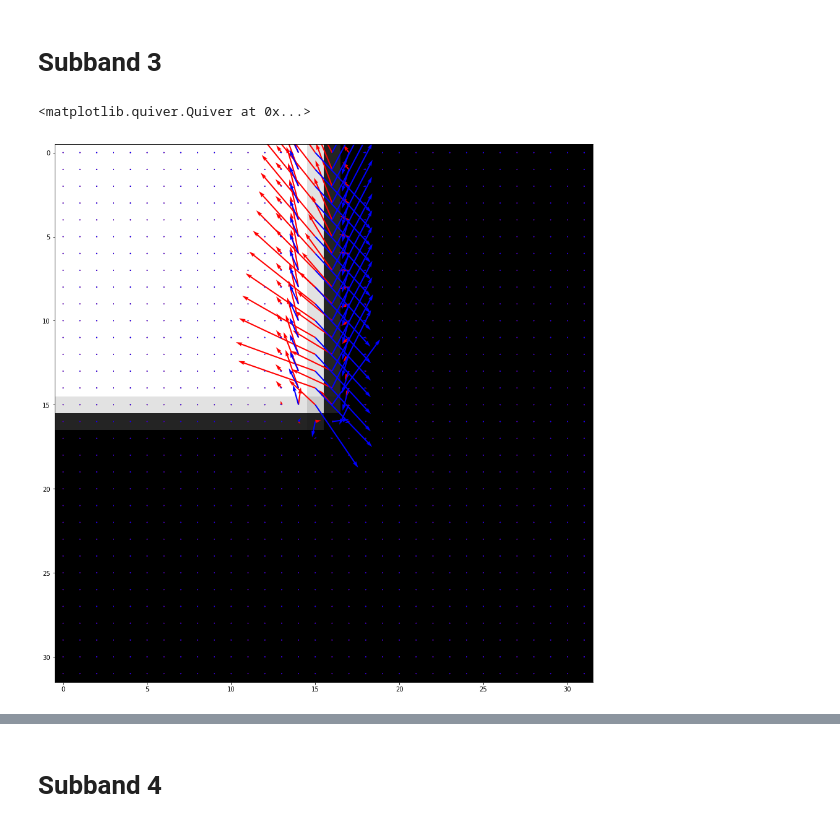
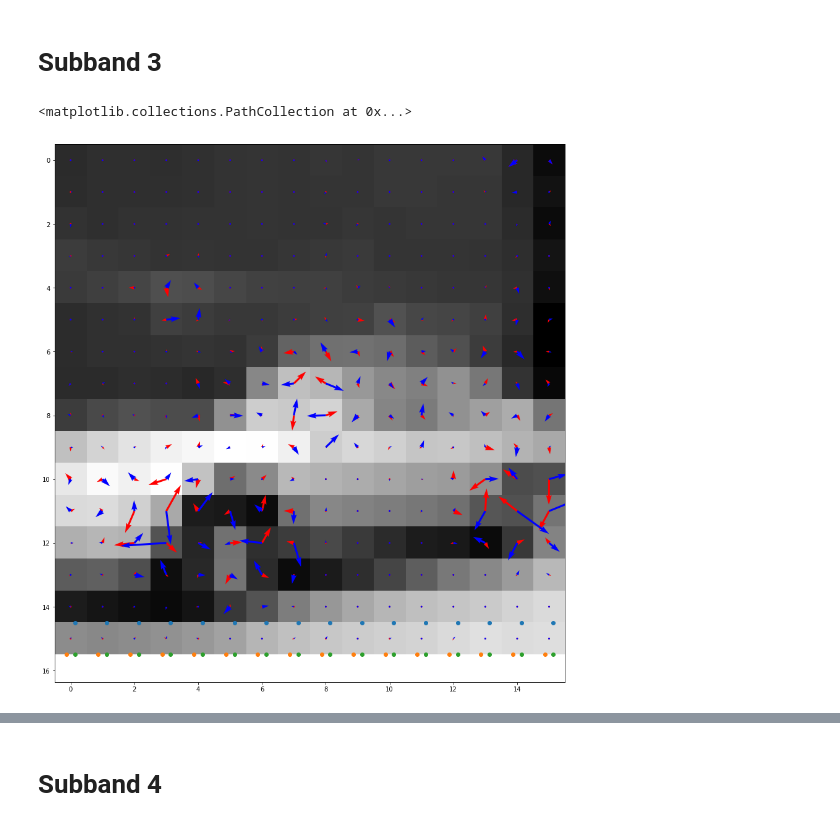
Before and after one commit to scf32/dtcwt, a Jupyter notebook: SLP2 inversion.ipynb, the cells around one changed output, grey strips where cells are left out. Saved outputs shown, nothing was run; the diff lists cells and outputs as text; code cells hidden in the pictures.

```diff
--- a/SLP2 inversion.ipynb
+++ b/SLP2 inversion.ipynb
@@ -6,22 +6,23 @@ from pylab import rcParams
 rcParams['figure.figsize'] = 16, 16
 
 from skimage import io
-from scipy import misc, ndimage
+from scipy import misc, ndimage, stats
 import numpy as np
-import copy
 import dtcwt
 from dtcwt import plotting, Transform2d, sampling, utils
 from dtcwt.features import slp2
 img = io.imread('/media/stewart/LocalData/Downloads/Lenna.png', 'gray')
-img = dtcwt.utils.drawedge(0, [512.5, 512.5], 16, 1024) \
-      * dtcwt.utils.drawedge(90, [512.5, 512.5], 16, 1024) + np.random.rand(1024,1024)*0.05
+img = io.imread('/media/stewart/LocalData/Documents/thesis/Chapter3/Figs/car.png', 'gray')[0:256,100:356]
+#img = dtcwt.utils.drawedge(0, [256.5, 256.5], 3, 512) \
+#      * dtcwt.utils.drawedge(90, [256.5, 256.5], 3, 512) + 0.01 #0.1*np.random.rand(512,512)
 # %% [output]
 Populating the interactive namespace from numpy and matplotlib
 `%matplotlib` prevents importing * from pylab and numpy
   "\n`%matplotlib` prevents importing * from pylab and numpy"
 # %%
 transform = dtcwt.Transform2d(biort='near_sym_b_bp', qshift='qshift_b_bp')
-max_level = 5
+max_level = 4
 dtcwtpyramid = transform.forward(img, nlevels=max_level)
-w = copy.deepcopy(dtcwtpyramid) # This is where we will attempt to inter recovered DTCWT coefficients
+spatialrec = transform.forward(img, nlevels=max_level) # This is where we will attempt to recover DTCWT coefficients
+scalerec = transform.forward(img, nlevels=max_level) # This is where we will attempt to recover DTCWT coefficients
 slp2pyramid = slp2(img, nlevels=max_level, full=True, firstlevel=0, verbose=True)
@@ -31,0 +29,3 @@ SLP2 sampling locations calculated.
+# %%
+sampleLocs = slp2pyramid.init(samplingConfig='extended')
+d = 1/np.cos(15*np.pi/180) # diameter of sampling circle
@@ -168,34 +151,44 @@ print(np.gradient(np.angle(w.highpasses[level][int(imgslp2[level].shape[0]/2),:,
 # %%
 for level in range(0,max_level):
     U, V = np.meshgrid(range(0, imgslp2[level].shape[1]), range(0, imgslp2[level].shape[0]))
     u3 = (np.random.rand(imgslp2[level].shape[1],1)*(np.random.rand(imgslp2[level].shape[1],1)-0.5) + 1j*2*(np.random.rand(imgslp2[level].shape[1],1)-0.5))#
     u3[:] = 0 + 1j
     #l1 = (dtcwt.sampling.sample_highpass(
     #            np.tile(dtcwtpyramid.highpasses[level][:,0,0].reshape(dtcwtpyramid.highpasses[level][:,0,0].shape[0], 1, 1), [1,2,6]),
     #            U[:,[0,0]]+0.5, V[:,[0,0]] + np.sin(15*np.pi/180), method='lanczos', sbs=[0])[:,0,:])
 
-    for r in range(0, imgslp2[level].shape[0]):
+    for r in range(1, imgslp2[level].shape[0]):
 
         # Normalise the magnitude of the SLP2 value to stop it running away and becoming huge
-        wdelta = (imgslp2[level][r,:,2]/np.abs(imgslp2[level][r,:,2])*np.exp(-1j*5*np.pi/12))**(slp2pyramid.rotratio[level,2]*1.035) # This should now contain the phase difference over one full pixel
-        #print(np.angle(diffs[level][r,0,2]**0.5), np.angle(np.conj(wdelta[0])**0.5)) # This shows it does
-        w.highpasses[level][r,:,2] = np.sqrt(np.abs(imgslp2[level][r,:,2]))*np.exp(1j*np.angle(np.multiply(u3.flatten(), np.conj(wdelta)**0.5)))
-        l3 = np.multiply(u3.flatten(), np.conj(wdelta)).T
+        wdelta = (imgslp2[level][r,:,2]/np.abs(imgslp2[level][r,:,2])*np.exp(-1j*5*np.pi/12))**(-slp2pyramid.rotratio[level,2]) # This should now contain the phase difference over one full pixel
+        #print(np.angle(diffs[level][r,0,2]**0.5), np.angle(wdelta[0]**0.5)) # This shows it does
+        spatialrec.highpasses[level][r,:,2] = np.sqrt(np.abs(imgslp2[level][r,:,2]))*np.exp(1j*np.angle(np.multiply(u3.flatten(), wdelta**0.5)))
+        l3 = np.multiply(u3.flatten(), wdelta).T
         if np.any(np.isnan(l3.flatten())):
             print(c)
             raise ValueError('Nans detected')
 
         # The values to be interpolated are shifted further from the axis by a constant amount
-        u3 = np.interp(np.arange(0,imgslp2[level].shape[1])-0.5 + 1/1.035*np.sin(15*np.pi/180), \
-                       np.arange(0,imgslp2[level].shape[1])-0.5, l3.flatten()*np.exp(1j*-3*np.pi/2.15*1/1.035*np.sin(15*np.pi/180)))
+        #u3 = np.interp(np.arange(0,imgslp2[level].shape[1])-0.5 + 1/1.035*np.sin(15*np.pi/180), \
+        #               np.arange(0,imgslp2[level].shape[1])-0.5, l3.flatten()*np.exp(1j*-3*np.pi/2.15*1/1.035*np.sin(15*np.pi/180)))
 
-
+        omega_x = -3*np.pi/2.15 * (U[r,:]-0.5*d*np.cos(75*np.pi/180))
+        omega_y = -1*np.pi/2.15 * (V[r,:]+0.5*d*np.sin(75*np.pi/180))
+        l3lowpass = l3.flatten() * np.exp(-1j*(omega_x + omega_y))
+        omega_x = -3*np.pi/2.15 * (U[r,:]+0.5*d*np.cos(75*np.pi/180))
+        omega_y = -1*np.pi/2.15 * (V[r,:]+0.5*d*np.sin(75*np.pi/180))
+        u3 = np.interp(U[r,:] + 0.5*d*np.sin(15*np.pi/180), \
+                       U[r,:] - 0.5*d*np.sin(15*np.pi/180), \
+                       l3lowpass) * np.exp(1j*(omega_x + omega_y))
 imshow(misc.imresize(img, 2**-(level+1)), cmap='gray')
 #xlim([-1,10])
 #ylim([10,-1])
-quiver(U, V, np.real(w.highpasses[level][:,:,2]), np.imag(w.highpasses[level][:,:,2]), color='r', scale=20)
+quiver(U, V, np.real(spatialrec.highpasses[level][:,:,2]), np.imag(spatialrec.highpasses[level][:,:,2]), color='r', scale=20)
 quiver(U, V, np.real(dtcwtpyramid.highpasses[level][:,:,2]), np.imag(dtcwtpyramid.highpasses[level][:,:,2]), color='b', scale=20)
+scatter(U[r,:]+0.5*d*np.cos(75*np.pi/180), V[r,:] - 0.5*d*np.sin(75*np.pi/180))
+scatter(U[r,:]-0.5*d*np.cos(75*np.pi/180), V[r,:] + 0.5*d*np.sin(75*np.pi/180))
+scatter(U[r,:]+0.5*d*np.cos(75*np.pi/180), V[r,:] + 0.5*d*np.sin(75*np.pi/180))
 # %% [output]
-<matplotlib.quiver.Quiver at 0x...>
+<matplotlib.collections.PathCollection at 0x...>
-[figure, old version]
+[figure, new version]
 # %%
```
Also changed, not shown: parts of 24 cells of this notebook, 1 other file.
